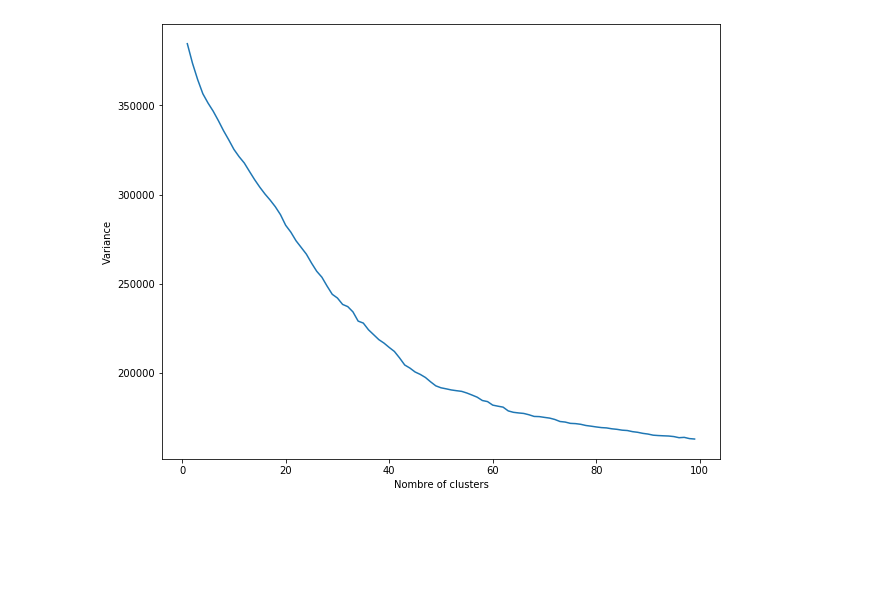
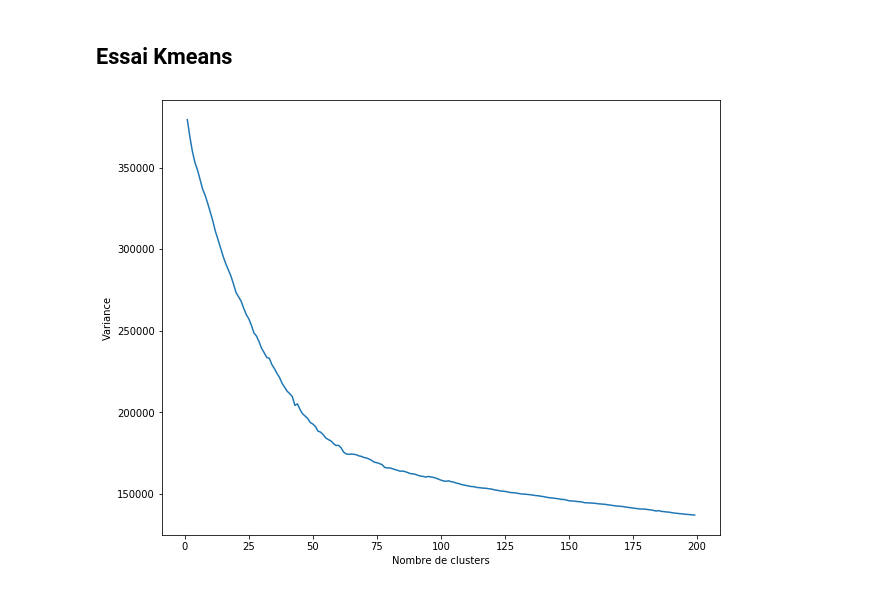
Before and after one commit to Kesskisspass/etxaldebot, a Jupyter notebook: recommandation/recommandation.ipynb, the cells around one changed output. Drawn from its saved outputs; the diff is of its cells as text; code cells hidden in the pictures; blank space fills up the shorter version.

Commit message:
travail moteur recommandation kmeans

```diff
--- a/recommandation/recommandation.ipynb
+++ b/recommandation/recommandation.ipynb
@@ -4,5 +5,7 @@ import matplotlib.pyplot as plt
 # %%
-df = pd.read_csv('df_final.csv')
+df_final = pd.read_csv('df_final.csv')
+# %%
+df = df_final.drop('commande',axis=1)
 # %%
 df.shape
 # %% [output]
@@ -25,3 +26,5 @@ df.describe()
+# %% [markdown]
+## Essai Kmeans
 # %%
 # Standardisation
 from sklearn import preprocessing
@@ -30,15 +33,15 @@ df_standardized = pd.DataFrame(df_standardized)
 # %%
 # On essaie de trouver le nombre de cluster approprié
 plt.figure(figsize=(10, 8))
 from sklearn.cluster import KMeans
 variance = []
-for i in range(1, 100):
+for i in range(1, 200):
     kmeans = KMeans(n_clusters = i, init = 'k-means++', random_state = 42)
     kmeans.fit(df_standardized)
     variance.append(kmeans.inertia_)
-plt.plot(range(1, 100), wcss)
-plt.xlabel('Nombre of clusters')
+plt.plot(range(1, 200), variance)
+plt.xlabel('Nombre de clusters')
 plt.ylabel('Variance')
 plt.show()
 # %% [output]
-[figure, old version]
+[figure, new version]
```
Also changed, not shown: parts of 8 cells of this notebook.
